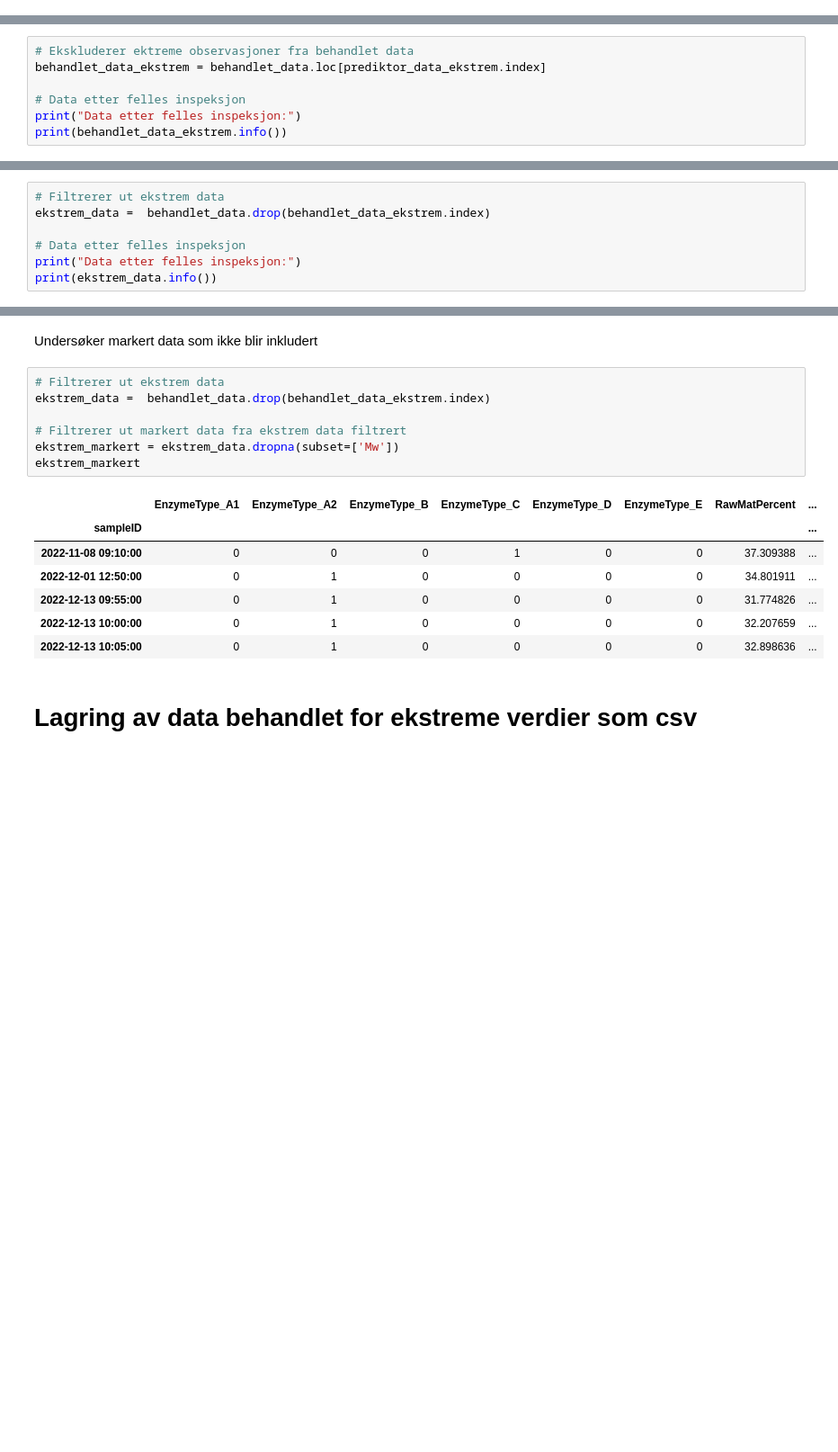
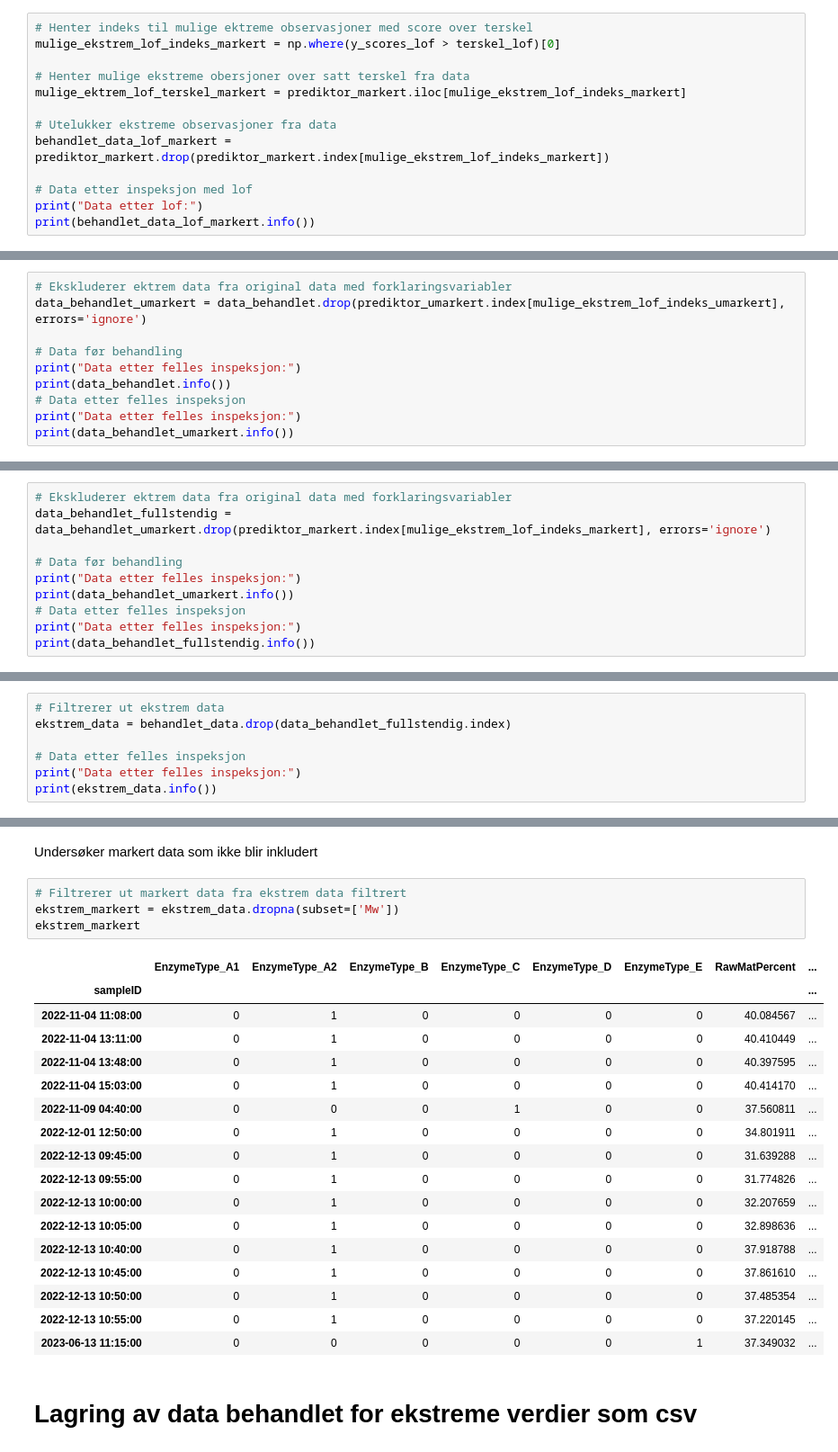
Before and after one commit to PreyPython123/Master-V24-Semiveiledet-Regresjon, a Jupyter notebook: Bioco_Databehandling_av_ekstremverdier.ipynb, the cells around one changed output, grey strips where cells are left out. Shown at 90% size. Saved outputs shown, nothing was run; the diff lists cells and outputs as text; blank space fills up the shorter version.

```diff
--- a/Bioco_Databehandling_av_ekstremverdier.ipynb
+++ b/Bioco_Databehandling_av_ekstremverdier.ipynb
@@ -412,0 +967,13 @@ Informasjon om hele datasett ekskludert ekstrem data
+# %%
+# Henter indeks til mulige ektreme observasjoner med score over terskel
+mulige_ekstrem_lof_indeks_markert = np.where(y_scores_lof > terskel_lof)[0]
+
+# Henter mulige ekstreme obersjoner over satt terskel fra data
+mulige_ektrem_lof_terskel_markert = prediktor_markert.iloc[mulige_ekstrem_lof_indeks_markert]
+
+# Utelukker ekstreme observasjoner fra data
+behandlet_data_lof_markert = prediktor_markert.drop(prediktor_markert.index[mulige_ekstrem_lof_indeks_markert])
+
+# Data etter inspeksjon med lof
+print("Data etter lof:")
+print(behandlet_data_lof_markert.info())
@@ -413,10 +1012,13 @@ Informasjon om hele datasett ekskludert ekstrem data
 # %%
-# Ekskluderer ektreme observasjoner fra behandlet data
-behandlet_data_ekstrem = behandlet_data.loc[prediktor_data_ekstrem.index]
+# Ekskluderer ektrem data fra original data med forklaringsvariabler
+data_behandlet_umarkert = data_behandlet.drop(prediktor_umarkert.index[mulige_ekstrem_lof_indeks_umarkert], errors='ignore')
 
+# Data før behandling
+print("Data etter felles inspeksjon:")
+print(data_behandlet.info())
 # Data etter felles inspeksjon
 print("Data etter felles inspeksjon:")
-print(behandlet_data_ekstrem.info())
+print(data_behandlet_umarkert.info())
 # %% [output]
 Data etter felles inspeksjon:
 <class 'pandas.core.frame.DataFrame'>
@@ -437 +1039,11 @@ memory usage: 4.0 MB
 None
+# %%
+# Ekskluderer ektrem data fra original data med forklaringsvariabler
+data_behandlet_fullstendig = data_behandlet_umarkert.drop(prediktor_markert.index[mulige_ekstrem_lof_indeks_markert], errors='ignore')
+
+# Data før behandling
+print("Data etter felles inspeksjon:")
+print(data_behandlet_umarkert.info())
+# Data etter felles inspeksjon
+print("Data etter felles inspeksjon:")
+print(data_behandlet_fullstendig.info())
@@ -441,7 +1071,7 @@ None
 Undersøker de ekstreme observasjonene
 # %%
 # Filtrerer ut ekstrem data
-ekstrem_data =  behandlet_data.drop(behandlet_data_ekstrem.index)
+ekstrem_data = behandlet_data.drop(data_behandlet_fullstendig.index)
 
 # Data etter felles inspeksjon
 print("Data etter felles inspeksjon:")
@@ -553,20 +1104,27 @@ behandlet_data_ekstrem = behandlet_data_ekstrem.sort_index(ascending=True)
 # %% [markdown]
 Undersøker markert data som ikke blir inkludert
 # %%
-# Filtrerer ut ekstrem data
-ekstrem_data =  behandlet_data.drop(behandlet_data_ekstrem.index)
-
 # Filtrerer ut markert data fra ekstrem data filtrert
 ekstrem_markert = ekstrem_data.dropna(subset=['Mw'])
 ekstrem_markert
 # %% [output]
 |  | EnzymeType_A1 | EnzymeType_A2 | EnzymeType_B | EnzymeType_C | EnzymeType_D | EnzymeType_E | RawMatPercent | ... |
 | sampleID |  |  |  |  |  |  |  | ... |
-| 2022-11-08 09:10:00 | 0 | 0 | 0 | 1 | 0 | 0 | 37.309388 | ... |
+| 2022-11-04 11:08:00 | 0 | 1 | 0 | 0 | 0 | 0 | 40.084567 | ... |
+| 2022-11-04 13:11:00 | 0 | 1 | 0 | 0 | 0 | 0 | 40.410449 | ... |
+| 2022-11-04 13:48:00 | 0 | 1 | 0 | 0 | 0 | 0 | 40.397595 | ... |
+| 2022-11-04 15:03:00 | 0 | 1 | 0 | 0 | 0 | 0 | 40.414170 | ... |
+| 2022-11-09 04:40:00 | 0 | 0 | 0 | 1 | 0 | 0 | 37.560811 | ... |
 | 2022-12-01 12:50:00 | 0 | 1 | 0 | 0 | 0 | 0 | 34.801911 | ... |
+| 2022-12-13 09:45:00 | 0 | 1 | 0 | 0 | 0 | 0 | 31.639288 | ... |
 | 2022-12-13 09:55:00 | 0 | 1 | 0 | 0 | 0 | 0 | 31.774826 | ... |
 | 2022-12-13 10:00:00 | 0 | 1 | 0 | 0 | 0 | 0 | 32.207659 | ... |
 | 2022-12-13 10:05:00 | 0 | 1 | 0 | 0 | 0 | 0 | 32.898636 | ... |
+| 2022-12-13 10:40:00 | 0 | 1 | 0 | 0 | 0 | 0 | 37.918788 | ... |
+| 2022-12-13 10:45:00 | 0 | 1 | 0 | 0 | 0 | 0 | 37.861610 | ... |
+| 2022-12-13 10:50:00 | 0 | 1 | 0 | 0 | 0 | 0 | 37.485354 | ... |
+| 2022-12-13 10:55:00 | 0 | 1 | 0 | 0 | 0 | 0 | 37.220145 | ... |
+| 2023-06-13 11:15:00 | 0 | 0 | 0 | 0 | 0 | 1 | 37.349032 | ... |
 # %% [markdown]
 # Lagring av data behandlet for ekstreme verdier som csv
 # %%
```
Also changed, not shown: parts of 115 cells of this notebook.
